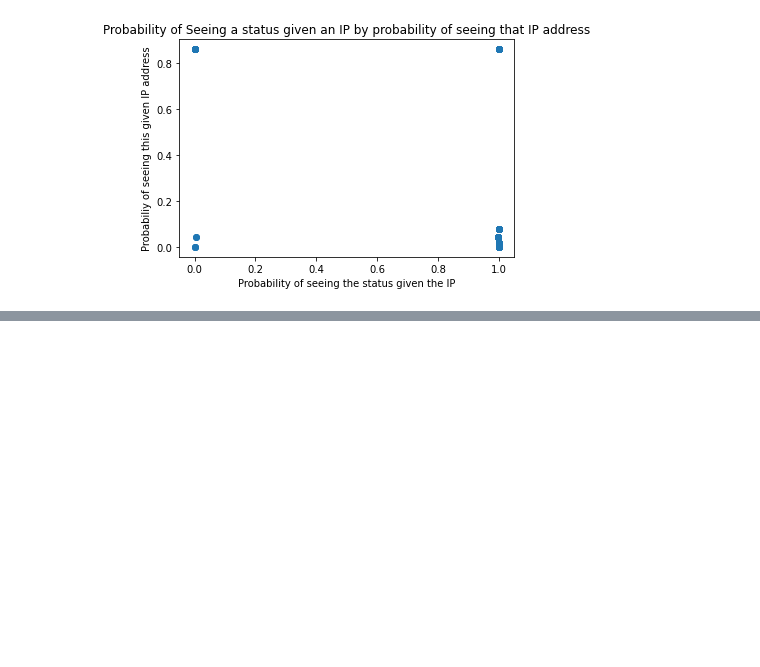
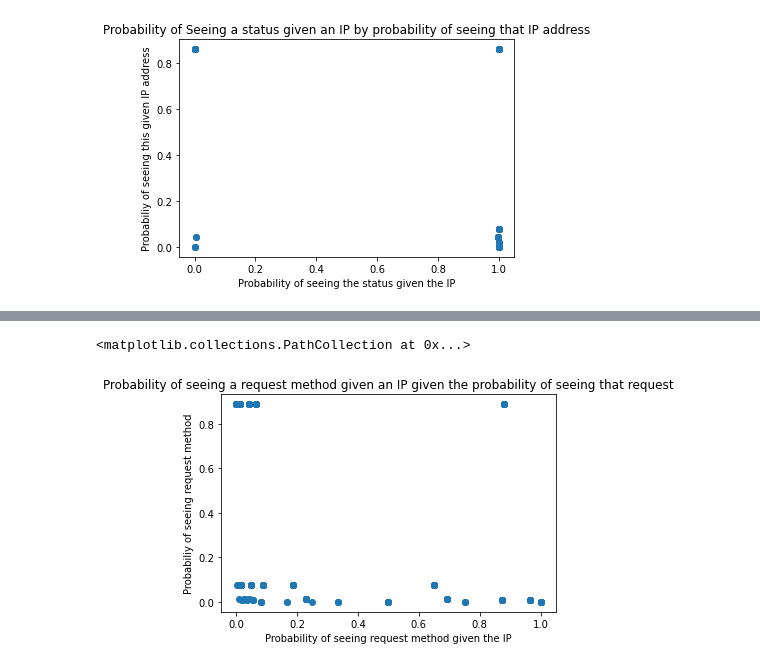
Before and after one commit to george887/anomaly-detection-exercises, a Jupyter notebook: discrete_anomaly_detection.ipynb, the cells around one changed output, grey strips where cells are left out. Drawn from its saved outputs; the diff is of its cells as text; code cells hidden in the pictures; blank space fills up the shorter version.

Commit message:
Added example of detecting request methods

```diff
--- a/discrete_anomaly_detection.ipynb
+++ b/discrete_anomaly_detection.ipynb
@@ -367,0 +434,2 @@ plt.scatter(df.proba_status_given_ip, df.ip_proba)
+# %%
+req_meth_probs = train.groupby('request_method').size().div(len(train))
@@ -367,0 +456,11 @@ plt.scatter(df.proba_status_given_ip, df.ip_proba)
+# %%
+status_given_req_meth = pd.DataFrame(train.groupby(['request_method', 'ip']).\
+                               size().div(len(train)).\
+                               div(req_meth_probs,
+                                   axis=0,
+                                   level='request_method').\
+                               reset_index().\
+                               rename(index=str,
+                                      columns={0: 'proba_status_given_req_meth'})
+                              )
+status_given_req_meth
@@ -367,0 +485,9 @@ plt.scatter(df.proba_status_given_ip, df.ip_proba)
+# %%
+req_meth_count = pd.DataFrame(train.groupby(['request_method', 'ip'])['status'].\
+                                count().reset_index().\
+                                rename(index=str,
+                                       columns={'status': 'req_meth_count'}))
+
+
+req_meth_ip = status_given_req_meth.merge(req_meth_count)
+req_meth_ip.sort_values(by="req_meth_count", ascending=False)
@@ -367,0 +512,2 @@ plt.scatter(df.proba_status_given_ip, df.ip_proba)
+# %%
+train = train.reset_index().merge(req_meth_ip, on=['ip', 'request_method'], how='left').fillna(value=0).set_index('timestamp')
@@ -367,0 +524,8 @@ plt.scatter(df.proba_status_given_ip, df.ip_proba)
+# %%
+plt.title("Probability of seeing a request method given an IP given the probability of seeing that request")
+plt.xlabel("Probability of seeing request method given the IP")
+plt.ylabel("Probabiliy of seeing request method")
+plt.scatter(train.proba_status_given_req_meth, train.req_meth_proba)
+# %% [output]
+<matplotlib.collections.PathCollection at 0x...>
+[figure, added]
```
Also changed, not shown: parts of 14 cells of this notebook.
